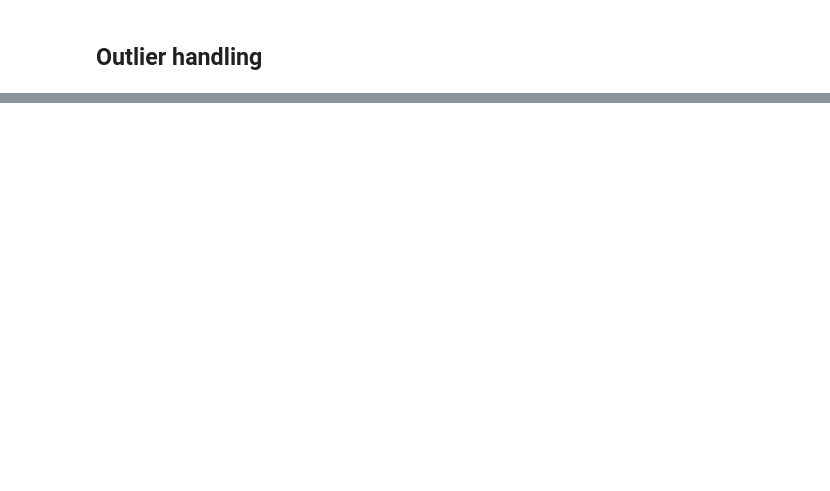
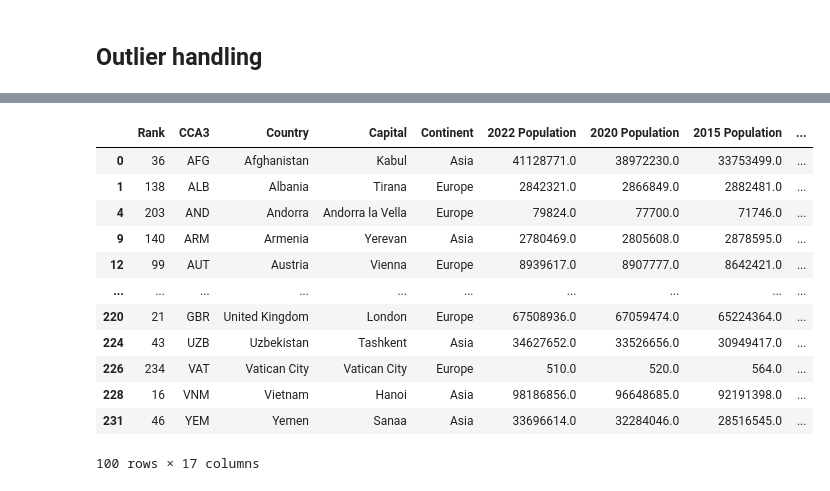
Before and after one commit to rezashokrzad/EDA-for-Datasets, a Jupyter notebook: WorldPopulation_EDA.ipynb, the cells around one changed output, grey strips where cells are left out. Drawn from its saved outputs; the diff is of its cells as text; code cells hidden in the pictures; blank space fills up the shorter version.

```diff
--- a/WorldPopulation_EDA.ipynb
+++ b/WorldPopulation_EDA.ipynb
@@ -238,0 +429,17 @@ population_agg.sort_values(by='Total Population', ascending=False)
+# %%
+## isin function
+df[df['Continent'].isin(['Asia', 'Europe'])]
+# %% [output]
+|  | Rank | CCA3 | Country | Capital | Continent | 2022 Population | 2020 Population | 2015 Population | ... |
+| 0 | 36 | AFG | Afghanistan | Kabul | Asia | 41128771.0 | 38972230.0 | 33753499.0 | ... |
+| 1 | 138 | ALB | Albania | Tirana | Europe | 2842321.0 | 2866849.0 | 2882481.0 | ... |
+| 4 | 203 | AND | Andorra | Andorra la Vella | Europe | 79824.0 | 77700.0 | 71746.0 | ... |
+| 9 | 140 | ARM | Armenia | Yerevan | Asia | 2780469.0 | 2805608.0 | 2878595.0 | ... |
+| 12 | 99 | AUT | Austria | Vienna | Europe | 8939617.0 | 8907777.0 | 8642421.0 | ... |
+| ... | ... | ... | ... | ... | ... | ... | ... | ... | ... |
+| 220 | 21 | GBR | United Kingdom | London | Europe | 67508936.0 | 67059474.0 | 65224364.0 | ... |
+| 224 | 43 | UZB | Uzbekistan | Tashkent | Asia | 34627652.0 | 33526656.0 | 30949417.0 | ... |
+| 226 | 234 | VAT | Vatican City | Vatican City | Europe | 510.0 | 520.0 | 564.0 | ... |
+| 228 | 16 | VNM | Vietnam | Hanoi | Asia | 98186856.0 | 96648685.0 | 92191398.0 | ... |
+| 231 | 46 | YEM | Yemen | Sanaa | Asia | 33696614.0 | 32284046.0 | 28516545.0 | ... |
+100 rows × 17 columns
```
Also changed, not shown: parts of 24 cells of this notebook.
